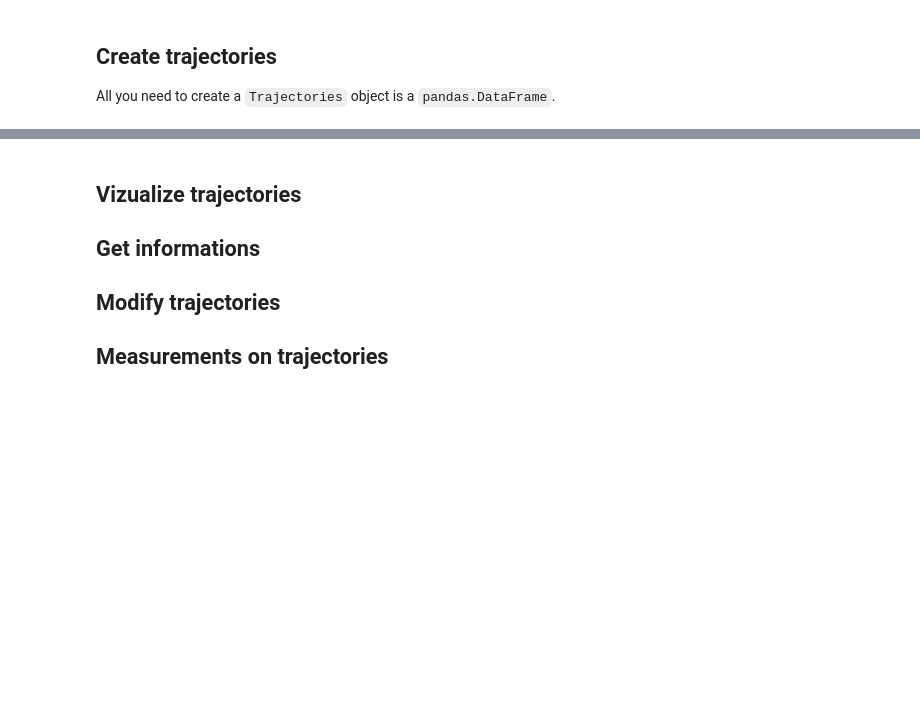
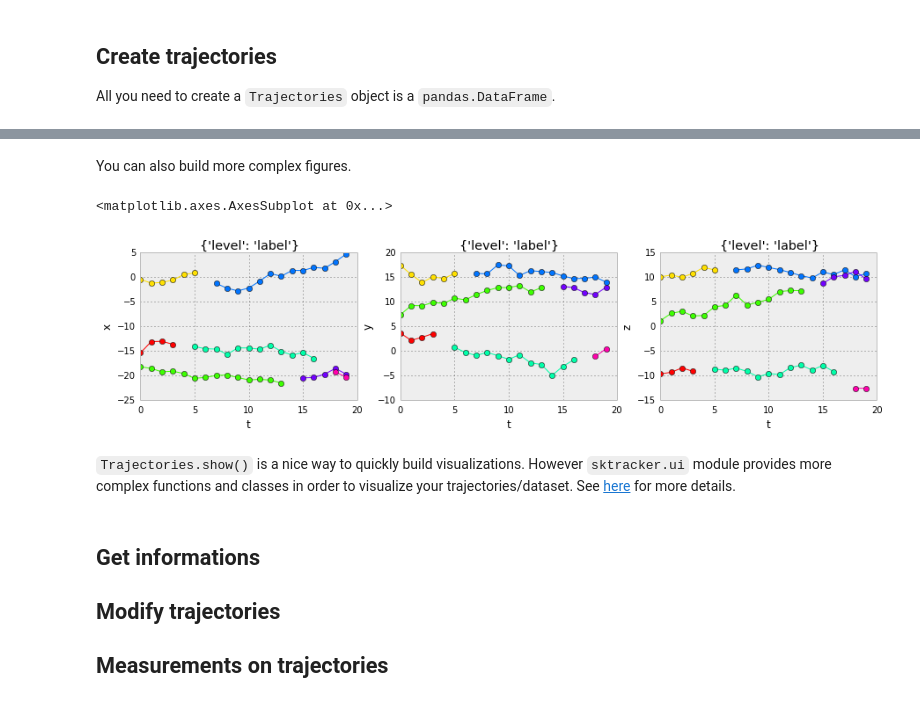
Before and after one commit to bnoi/scikit-tracker, a Jupyter notebook: doc/source/basics/trajectories.ipynb, the cells around one changed output, grey strips where cells are left out. Saved outputs shown, nothing was run; the diff lists cells and outputs as text; code cells hidden in the pictures; blank space fills up the shorter version.

Commit message:
Improve sphinx doc to use ipython notebook (images export works)

```diff
--- a/doc/source/basics/trajectories.ipynb
+++ b/doc/source/basics/trajectories.ipynb
@@ -30,0 +47,6 @@ trajs.head()
+# %%
+from sktracker import data
+
+trajs = data.with_gaps_df()
+trajs = Trajectories(trajs)
+trajs.head()
@@ -31,5 +80,22 @@ trajs.head()
+# %% [markdown]
+You can also build more complex figures.
+# %%
+import matplotlib.pyplot as plt
+fig = plt.figure(figsize=(15, 3))
+
+ax1 = plt.subplot2grid((1, 3), (0, 0))
+ax2 = plt.subplot2grid((1, 3), (0, 1))
+ax3 = plt.subplot2grid((1, 3), (0, 2))
+
+trajs.show(xaxis='t', yaxis='x', ax=ax1)
+trajs.show(xaxis='t', yaxis='y', ax=ax2)
+trajs.show(xaxis='t', yaxis='z', ax=ax3)
+# %% [output]
+<matplotlib.axes.AxesSubplot at 0x...>
+[figure, added]
+# %% [markdown]
+`Trajectories.show()` is a nice way to quickly build visualizations. However `sktracker.ui` module provides more complex functions and classes in order to visualize your trajectories/dataset. See [here](ui.html) for more details.
 # %% [markdown]
-## Vizualize trajectories
 ## Get informations
 ## Modify trajectories
 ## Measurements on trajectories
```
Also changed, not shown: parts of 12 cells of this notebook, 26 other files.
